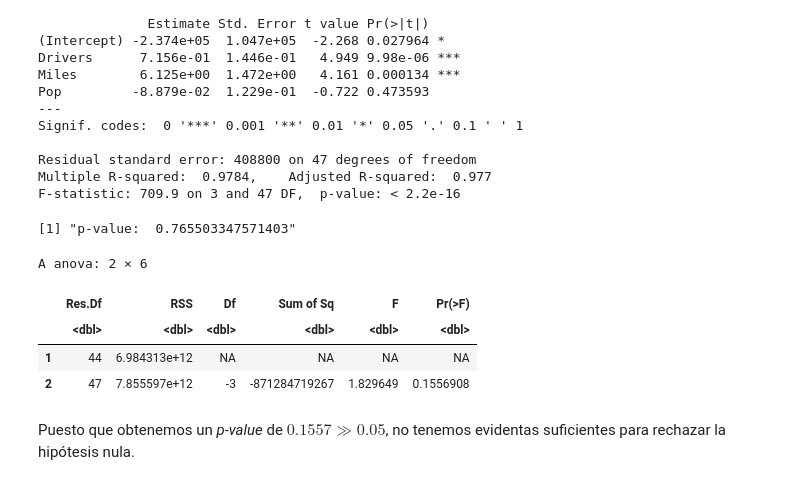
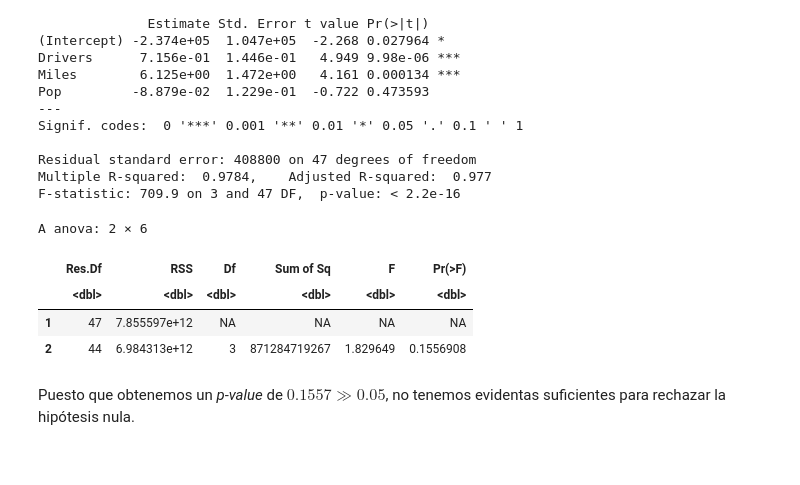
Before and after one commit to Ocete/mcd-mae, a Jupyter notebook: Entrega 3/ejercicios.ipynb, the cells around one changed output. Saved outputs shown, nothing was run; the diff lists cells and outputs as text; code cells hidden in the pictures.

```diff
--- a/Entrega 3/ejercicios.ipynb
+++ b/Entrega 3/ejercicios.ipynb
@@ -402,20 +439,13 @@ F-statistic: 709.9 on 3 and 47 DF,  p-value: < 2.2e-16
 # %%
 scr_complete <- summary(complete_model)$sigma
 scr_reduced <- summary(reduced_model)$sigma
-n <- nrow(fuel2001)
-p <- 6
-k <- 3
-
-print(paste('p-value: ', reduced_model_p_value(scr_complete, scr_reduced, n, p, k)))
-
-anova(complete_model, reduced_model)
+anova(reduced_model, complete_model)
 # %% [output]
-[1] "p-value:  0.765503347571403"
+A anova: 2 × 6
-A anova: 2 × 6
 |  | Res.Df | RSS | Df | Sum of Sq | F | Pr(>F) |
 |  | <dbl> | <dbl> | <dbl> | <dbl> | <dbl> | <dbl> |
-| 1 | 44 | 6.984313e+12 | NA | NA | NA | NA |
-| 2 | 47 | 7.855597e+12 | -3 | -871284719267 | 1.829649 | 0.1556908 |
+| 1 | 47 | 7.855597e+12 | NA | NA | NA | NA |
+| 2 | 44 | 6.984313e+12 | 3 | 871284719267 | 1.829649 | 0.1556908 |
 # %% [markdown]
 Puesto que obtenemos un *p-value* de $0.1557 \gg 0.05$, no tenemos evidentas suficientes para rechazar la hipótesis nula.
 # %% [markdown]
```
Also changed, not shown: parts of 14 cells of this notebook, 1 other file.
